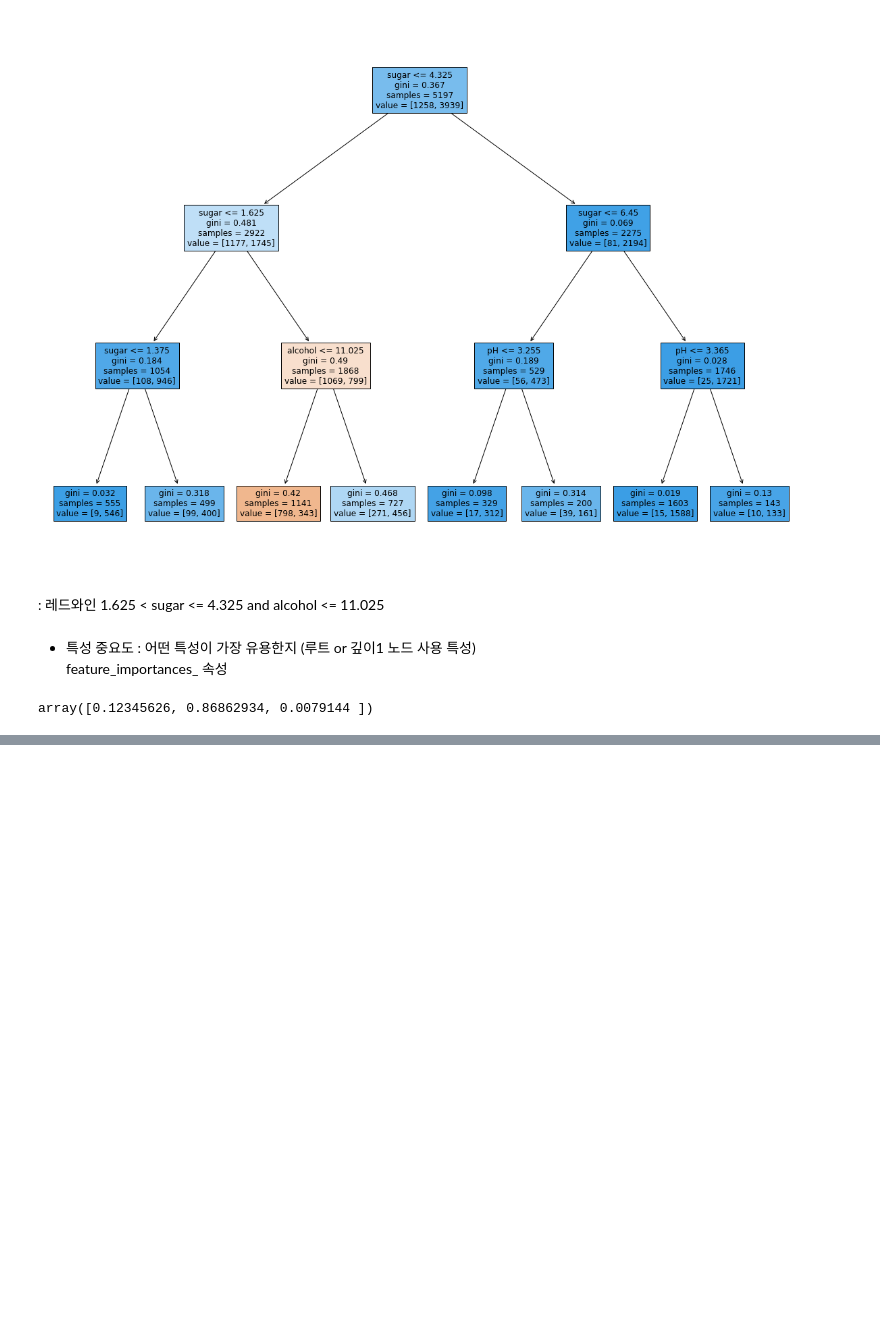
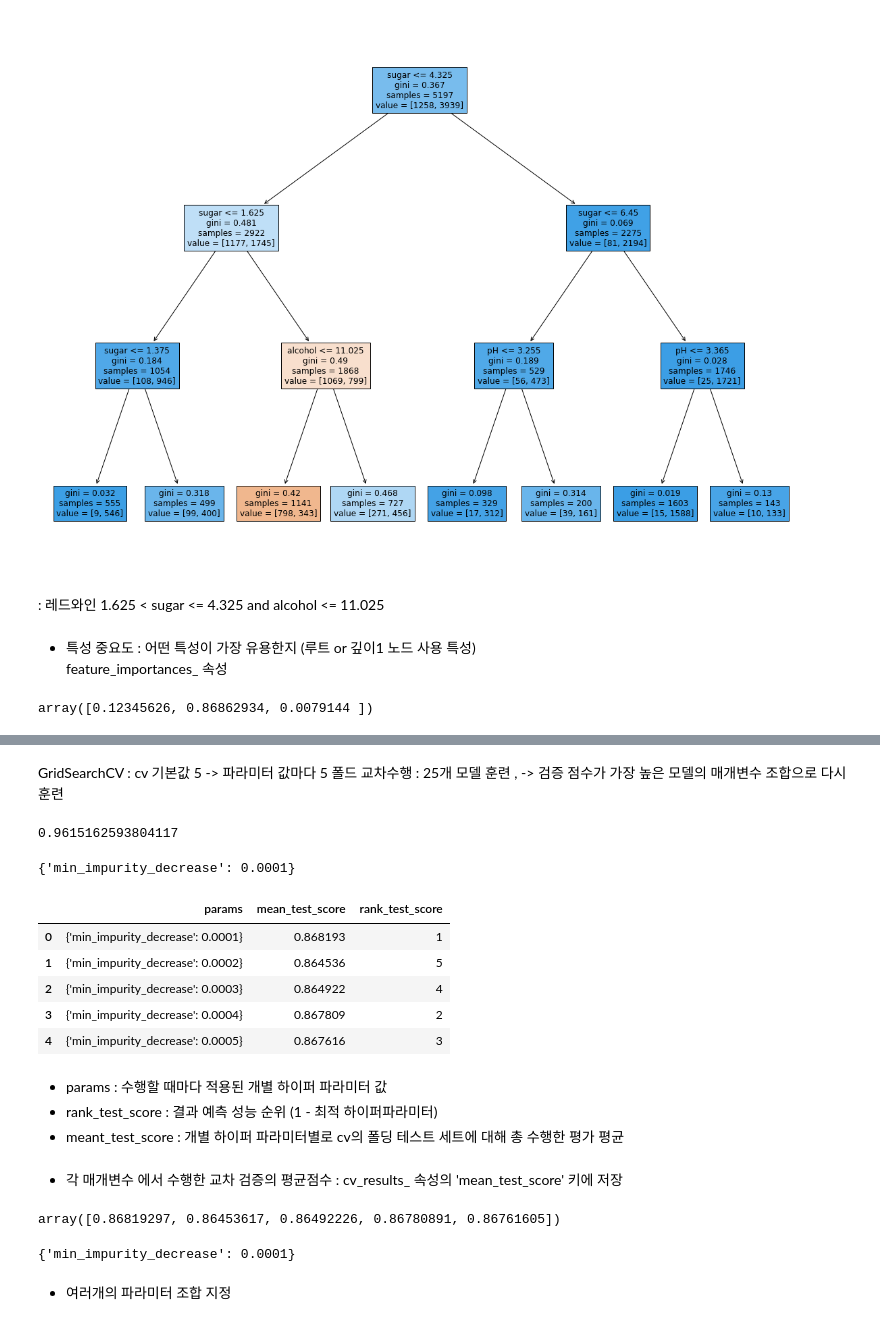
Before and after one commit to jaewon-huh/DA_DS_dreamtree, a Jupyter notebook: 혼공머신러닝4.ipynb, the cells around one changed output, grey strips where cells are left out. Cells and saved outputs as stored; diff of their text form; code cells hidden in the pictures; blank space fills up the shorter version.

```diff
--- a/혼공머신러닝4.ipynb
+++ b/혼공머신러닝4.ipynb
@@ -227,0 +249,5 @@ DecisionTreeClassifier: 사이킷런의 결정 트리 분류 클래스이다.
+# %%
+# 훈련 / 테스트 셋
+from sklearn.model_selection import train_test_split
+train_input, test_input , train_target ,test_target = train_test_split(data, target,
+                                                                       test_size= 0.2 , random_state= 42)
@@ -227,0 +419,54 @@ DecisionTreeClassifier: 사이킷런의 결정 트리 분류 클래스이다.
+# %%
+# min_impurity_decrease 매개변수의 최적값을 찾기
+from sklearn.model_selection import GridSearchCV
+# 파라미터를 딕셔너리 형태로 설정
+params = {'min_impurity_decrease' : [0.0001, 0.0002 , 0.0003 , 0.0004 , 0.0005]}
+# %%
+# GridSearch 객체 생성 , parameter 전달
+gs =GridSearchCV(DecisionTreeClassifier(random_state = 42) , param_grid = params , n_jobs = -1)
+# n_jobs : 병렬 실행에 사용할 cpu 코어수 -1은 모든 코어 사용
+# %% [markdown]
+GridSearchCV : cv 기본값 5 -> 파라미터 값마다 5 폴드 교차수행 : 25개 모델 훈련 , -> 검증 점수가 가장 높은 모델의 매개변수 조합으로 다시 훈련
+# %%
+# gs 객체에 훈련 및 평가
+gs.fit(train_input, train_target)
+dt = gs.best_estimator_ # 검증 점수가 가장 높은 모델의 매개변수 조합
+# %%
+dt.score(train_input, train_target)
+# %% [output]
+0.9615162593804117
+# %%
+# 최적의 매개변수 : best_params_ 속성에
+print(gs.best_params_)
+# %% [output]
+{'min_impurity_decrease': 0.0001}
+# %%
+# GridSearchCV의 결과를 추출해 df로 변환
+scores_df = pd.DataFrame(gs.cv_results_)
+scores_df[['params', 'mean_test_score', 'rank_test_score']]
+# %% [output]
+|  | params | mean_test_score | rank_test_score |
+| 0 | {'min_impurity_decrease': 0.0001} | 0.868193 | 1 |
+| 1 | {'min_impurity_decrease': 0.0002} | 0.864536 | 5 |
+| 2 | {'min_impurity_decrease': 0.0003} | 0.864922 | 4 |
+| 3 | {'min_impurity_decrease': 0.0004} | 0.867809 | 2 |
+| 4 | {'min_impurity_decrease': 0.0005} | 0.867616 | 3 |
+# %% [markdown]
+* params : 수행할 때마다 적용된 개별 하이퍼 파라미터 값
+* rank_test_score : 결과 예측 성능 순위 (1 - 최적 하이퍼파라미터)
+* meant_test_score : 개별 하이퍼 파라미터별로 cv의 폴딩 테스트 세트에 대해 총 수행한 평가 평균
+# %% [markdown]
+* 각 매개변수 에서 수행한 교차 검증의 평균점수 : cv_results_ 속성의 'mean_test_score' 키에 저장
+# %%
+gs.cv_results_['mean_test_score']
+# %% [output]
+array([0.86819297, 0.86453617, 0.86492226, 0.86780891, 0.86761605])
+# %%
+# np.argmax() : 가장 큰 값의 인덱스 추출
+best_index = np.argmax(gs.cv_results_['mean_test_score'])
+# 최적 매개변수 조합 확인
+gs.cv_results_['params'][best_index]
+# %% [output]
+{'min_impurity_decrease': 0.0001}
+# %% [markdown]
+* 여러개의 파라미터 조합 지정
```
Also changed, not shown: parts of 57 cells of this notebook.
